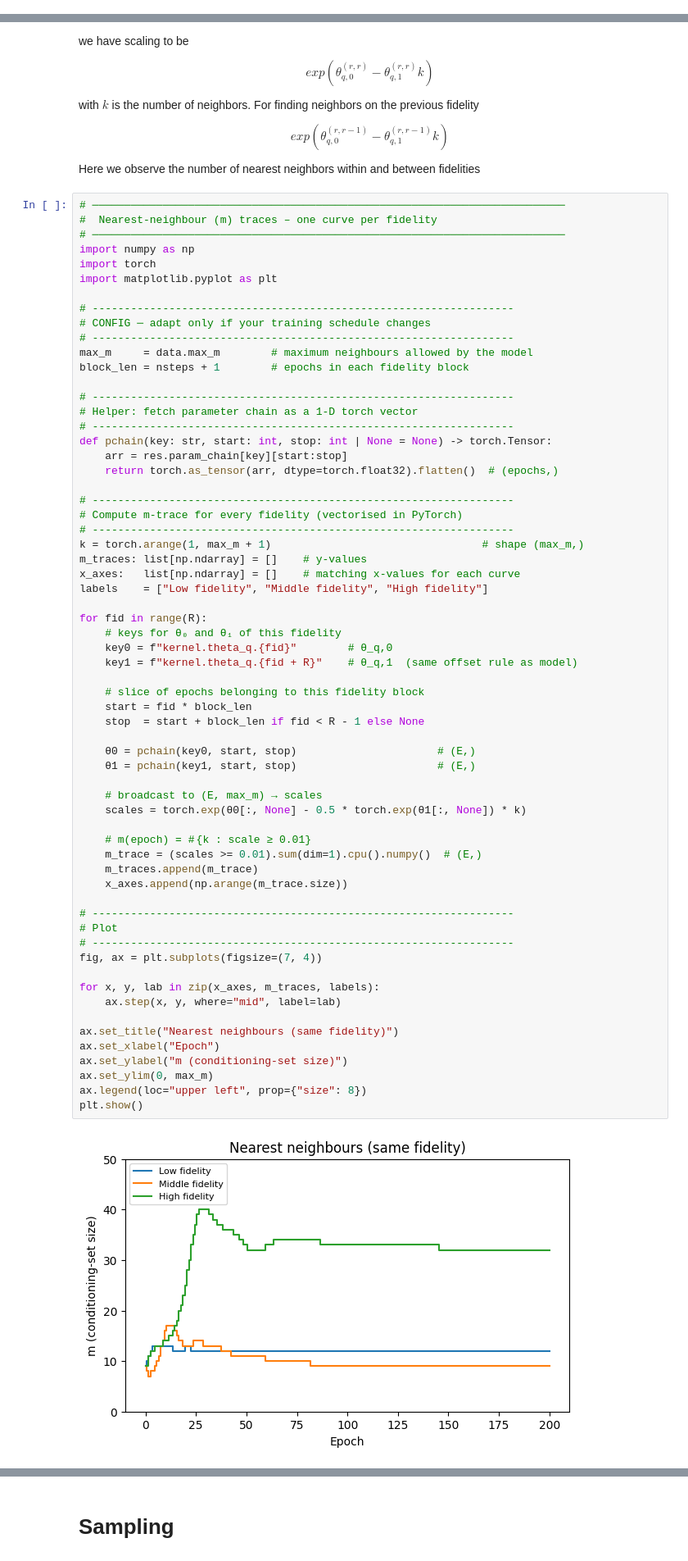
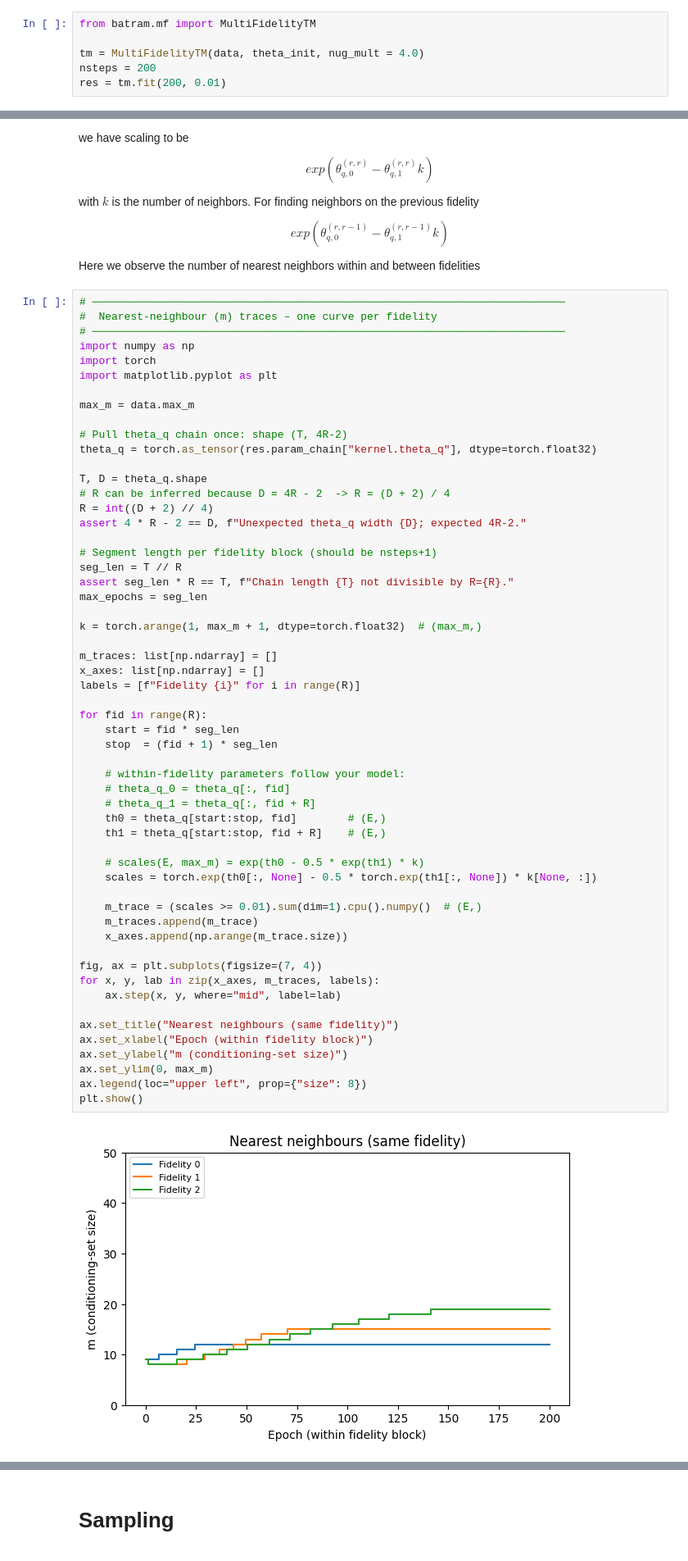
Before and after one commit to katzfuss-group/batram, a Jupyter notebook: notebooks/tutorial-mf.ipynb, the cells around one changed output, grey strips where cells are left out. Shown at 82% size. Cells and saved outputs as stored; diff of their text form.

```diff
--- a/notebooks/tutorial-mf.ipynb
+++ b/notebooks/tutorial-mf.ipynb
@@ -279,3 +266,9 @@ res = tm.fit(
+# %%
+from batram.mf import MultiFidelityTM
+
+tm = MultiFidelityTM(data, theta_init, nug_mult = 4.0)
+nsteps = 200
+res = tm.fit(200, 0.01)
 # %% [markdown]
 # Loss
 # %% [markdown]
@@ -399,65 +448,58 @@ Here we observe the number of nearest neighbors within and between fidelities
 # %%
 # ──────────────────────────────────────────────────────────────────────────
 #  Nearest-neighbour (m) traces – one curve per fidelity
 # ──────────────────────────────────────────────────────────────────────────
 import numpy as np
 import torch
 import matplotlib.pyplot as plt
 
-# ------------------------------------------------------------------
-# CONFIG ─ adapt only if your training schedule changes
-# ------------------------------------------------------------------
-max_m     = data.max_m        # maximum neighbours allowed by the model
-block_len = nsteps + 1        # epochs in each fidelity block
+max_m = data.max_m
 
-# ------------------------------------------------------------------
-# Helper: fetch parameter chain as a 1-D torch vector
-# ------------------------------------------------------------------
-def pchain(key: str, start: int, stop: int | None = None) -> torch.Tensor:
-    arr = res.param_chain[key][start:stop]
-    return torch.as_tensor(arr, dtype=torch.float32).flatten()  # (epochs,)
+# Pull theta_q chain once: shape (T, 4R-2)
+theta_q = torch.as_tensor(res.param_chain["kernel.theta_q"], dtype=torch.float32)
 
-# ------------------------------------------------------------------
-# Compute m-trace for every fidelity (vectorised in PyTorch)
-# ------------------------------------------------------------------
-k = torch.arange(1, max_m + 1)                                 # shape (max_m,)
-m_traces: list[np.ndarray] = []    # y-values
-x_axes:   list[np.ndarray] = []    # matching x-values for each curve
-labels    = ["Low fidelity", "Middle fidelity", "High fidelity"]
+T, D = theta_q.shape
+# R can be inferred because D = 4R - 2  -> R = (D + 2) / 4
+R = int((D + 2) // 4)
+assert 4 * R - 2 == D, f"Unexpected theta_q width {D}; expected 4R-2."
+
+# Segment length per fidelity block (should be nsteps+1)
+seg_len = T // R
+assert seg_len * R == T, f"Chain length {T} not divisible by R={R}."
+max_epochs = seg_len
+
+k = torch.arange(1, max_m + 1, dtype=torch.float32)  # (max_m,)
+
+m_traces: list[np.ndarray] = []
+x_axes: list[np.ndarray] = []
+labels = [f"Fidelity {i}" for i in range(R)]
 
 for fid in range(R):
-    # keys for θ₀ and θ₁ of this fidelity
-    key0 = f"kernel.theta_q.{fid}"        # θ_q,0
-    key1 = f"kernel.theta_q.{fid + R}"    # θ_q,1  (same offset rule as model)
+    start = fid * seg_len
+    stop  = (fid + 1) * seg_len
 
-    # slice of epochs belonging to this fidelity block
-    start = fid * block_len
-    stop  = start + block_len if fid < R - 1 else None
+    # within-fidelity parameters follow your model:
+    # theta_q_0 = theta_q[:, fid]
+    # theta_q_1 = theta_q[:, fid + R]
+    th0 = theta_q[start:stop, fid]        # (E,)
+    th1 = theta_q[start:stop, fid + R]    # (E,)
 
-    θ0 = pchain(key0, start, stop)                      # (E,)
-    θ1 = pchain(key1, start, stop)                      # (E,)
+    # scales(E, max_m) = exp(th0 - 0.5 * exp(th1) * k)
+    scales = torch.exp(th0[:, None] - 0.5 * torch.exp(th1[:, None]) * k[None, :])
 
-    # broadcast to (E, max_m) → scales
-    scales = torch.exp(θ0[:, None] - 0.5 * torch.exp(θ1[:, None]) * k)
-
-    # m(epoch) = # {k : scale ≥ 0.01}
     m_trace = (scales >= 0.01).sum(dim=1).cpu().numpy()  # (E,)
     m_traces.append(m_trace)
     x_axes.append(np.arange(m_trace.size))
 
-# ------------------------------------------------------------------
-# Plot
-# ------------------------------------------------------------------
 fig, ax = plt.subplots(figsize=(7, 4))
-
 for x, y, lab in zip(x_axes, m_traces, labels):
     ax.step(x, y, where="mid", label=lab)
 
 ax.set_title("Nearest neighbours (same fidelity)")
-ax.set_xlabel("Epoch")
+ax.set_xlabel("Epoch (within fidelity block)")
 ax.set_ylabel("m (conditioning-set size)")
 ax.set_ylim(0, max_m)
 ax.legend(loc="upper left", prop={"size": 8})
 plt.show()
 # %% [output]
-[figure, old version]
+[figure, new version]
```
Also changed, not shown: parts of 21 cells of this notebook, 39 other files.
